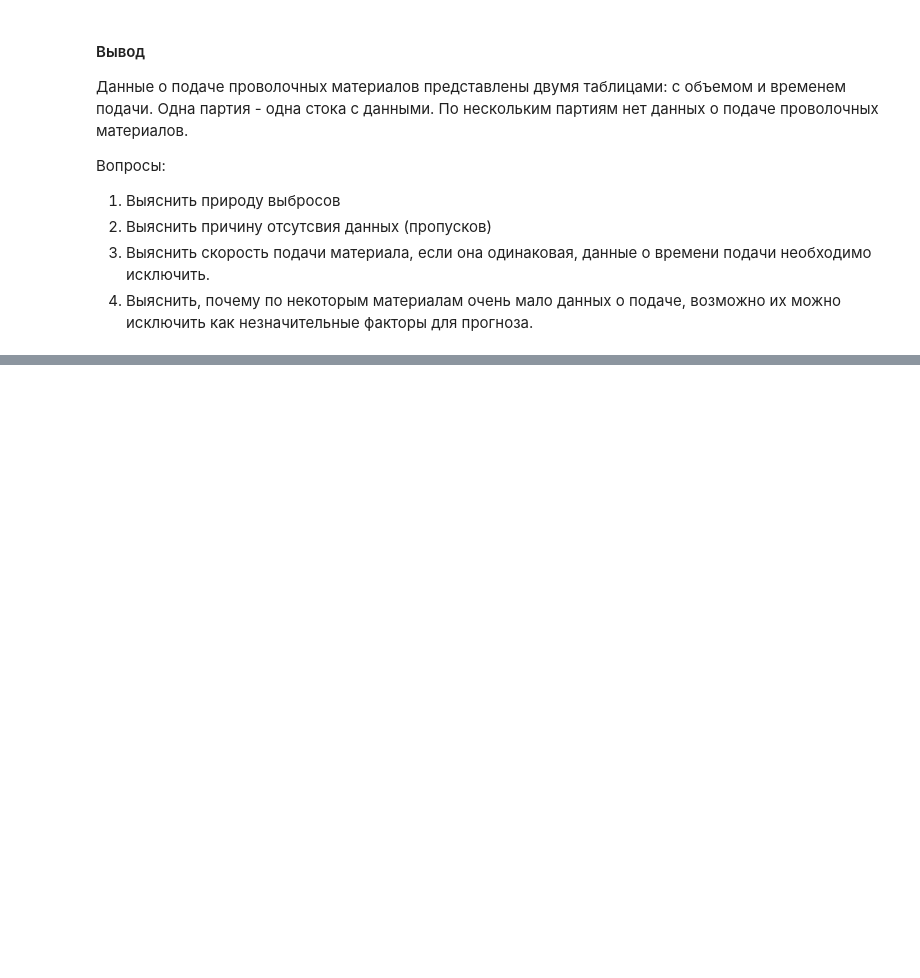
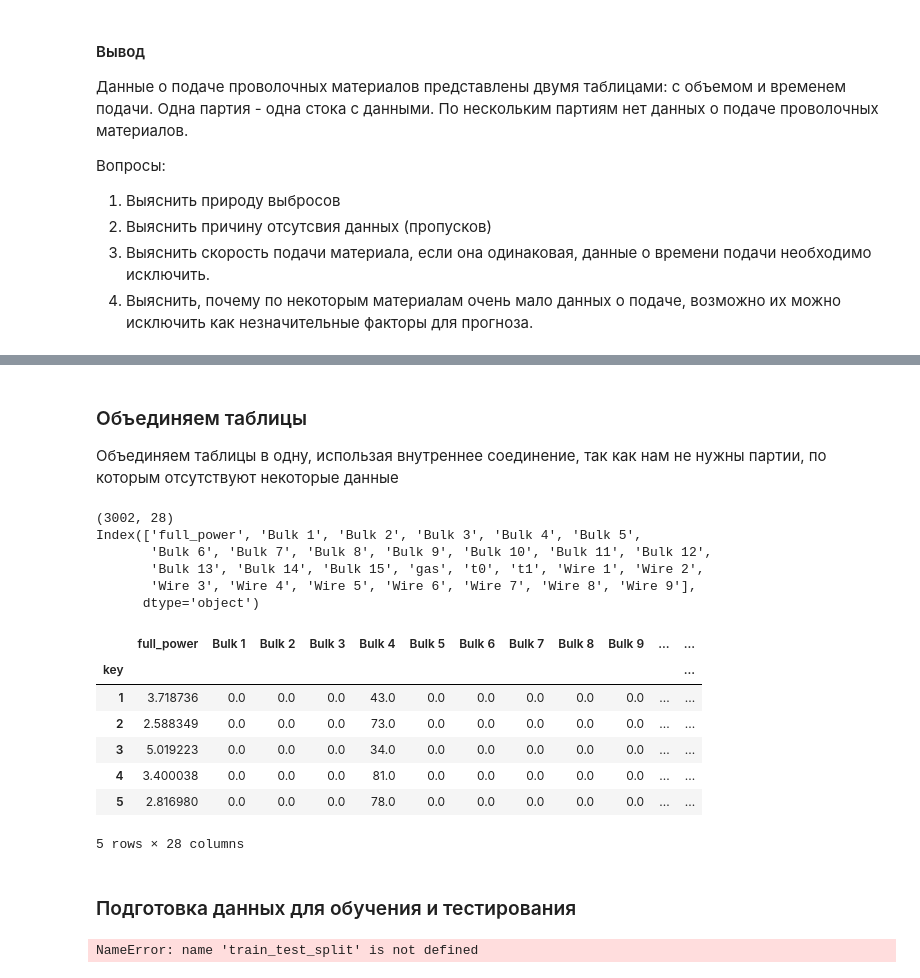
Before and after one commit to ivtroitskiy/datascience_bootcamp, a Jupyter notebook: fiinal_project.ipynb, the cells around one changed output, grey strips where cells are left out. Cells and saved outputs as stored; diff of their text form; code cells hidden in the pictures; blank space fills up the shorter version.

Commit message:
подготовка данных

```diff
--- a/fiinal_project.ipynb
+++ b/fiinal_project.ipynb
@@ -503,0 +615,5 @@ DUPLICATES: 0
+# %%
+gas = data_gas.set_index('key',drop=True)
+gas.columns = ['gas']
+gas = delete_emissions(gas, 'gas', EMISSIION_IQR_TRASHOLD, min=0)
+print(gas.shape)
@@ -503,0 +637,5 @@ DUPLICATES: 0
+# %%
+temp = data_temp.groupby(by='key', as_index=True).agg({'Температура' : ['first','last']})
+temp.columns = ['t0', 't1']
+print(temp.shape)
+temp.head()
@@ -503,0 +651,5 @@ DUPLICATES: 0
+# %%
+temp = temp.dropna()
+temp = delete_emissions(temp, 't0')
+temp = delete_emissions(temp, 't1', min=1450)
+print(temp.shape)
@@ -503,0 +683,4 @@ DUPLICATES: 0
+# %%
+wire = data_wire.fillna(0)
+wire = wire.set_index('key', drop=True)
+wire.head()
@@ -503,0 +695,39 @@ DUPLICATES: 0
+# %% [markdown]
+### Объединяем таблицы
+Объединяем таблицы в одну, использая внутреннее соединение, так как нам не нужны партии, по которым отсутствуют некоторые данные
+# %%
+d = arc \
+    .merge(bulk, left_index=True, right_index=True) \
+    .merge(gas, left_index=True, right_index=True) \
+    .merge(temp, left_index=True, right_index=True) \
+    .merge(wire, left_index=True, right_index=True)
+print(d.shape)
+print(d.columns)
+d.head()
+# %% [output]
+(3002, 28)
+Index(['full_power', 'Bulk 1', 'Bulk 2', 'Bulk 3', 'Bulk 4', 'Bulk 5',
+       'Bulk 6', 'Bulk 7', 'Bulk 8', 'Bulk 9', 'Bulk 10', 'Bulk 11', 'Bulk 12',
+       'Bulk 13', 'Bulk 14', 'Bulk 15', 'gas', 't0', 't1', 'Wire 1', 'Wire 2',
+       'Wire 3', 'Wire 4', 'Wire 5', 'Wire 6', 'Wire 7', 'Wire 8', 'Wire 9'],
+      dtype='object')
+|  | full_power | Bulk 1 | Bulk 2 | Bulk 3 | Bulk 4 | Bulk 5 | Bulk 6 | Bulk 7 | Bulk 8 | Bulk 9 | ... | ... |
+| key |  |  |  |  |  |  |  |  |  |  |  | ... |
+| 1 | 3.718736 | 0.0 | 0.0 | 0.0 | 43.0 | 0.0 | 0.0 | 0.0 | 0.0 | 0.0 | ... | ... |
+| 2 | 2.588349 | 0.0 | 0.0 | 0.0 | 73.0 | 0.0 | 0.0 | 0.0 | 0.0 | 0.0 | ... | ... |
+| 3 | 5.019223 | 0.0 | 0.0 | 0.0 | 34.0 | 0.0 | 0.0 | 0.0 | 0.0 | 0.0 | ... | ... |
+| 4 | 3.400038 | 0.0 | 0.0 | 0.0 | 81.0 | 0.0 | 0.0 | 0.0 | 0.0 | 0.0 | ... | ... |
+| 5 | 2.816980 | 0.0 | 0.0 | 0.0 | 78.0 | 0.0 | 0.0 | 0.0 | 0.0 | 0.0 | ... | ... |
+5 rows × 28 columns
+# %% [markdown]
+### Подготовка данных для обучения и тестирования
+# %%
+features = d.drop('t1', axis=1)
+target = d['t1']
+
+X_train, y_train, X_test, y_test = train_test_split(features,
+                                                    targed,
+                                                    random_state=RANDOM_STATE,
+                                                    test_size=TEST_SIZE)
+# %% [output]
+NameError: name 'train_test_split' is not defined
```
Also changed, not shown: parts of 24 cells of this notebook.
